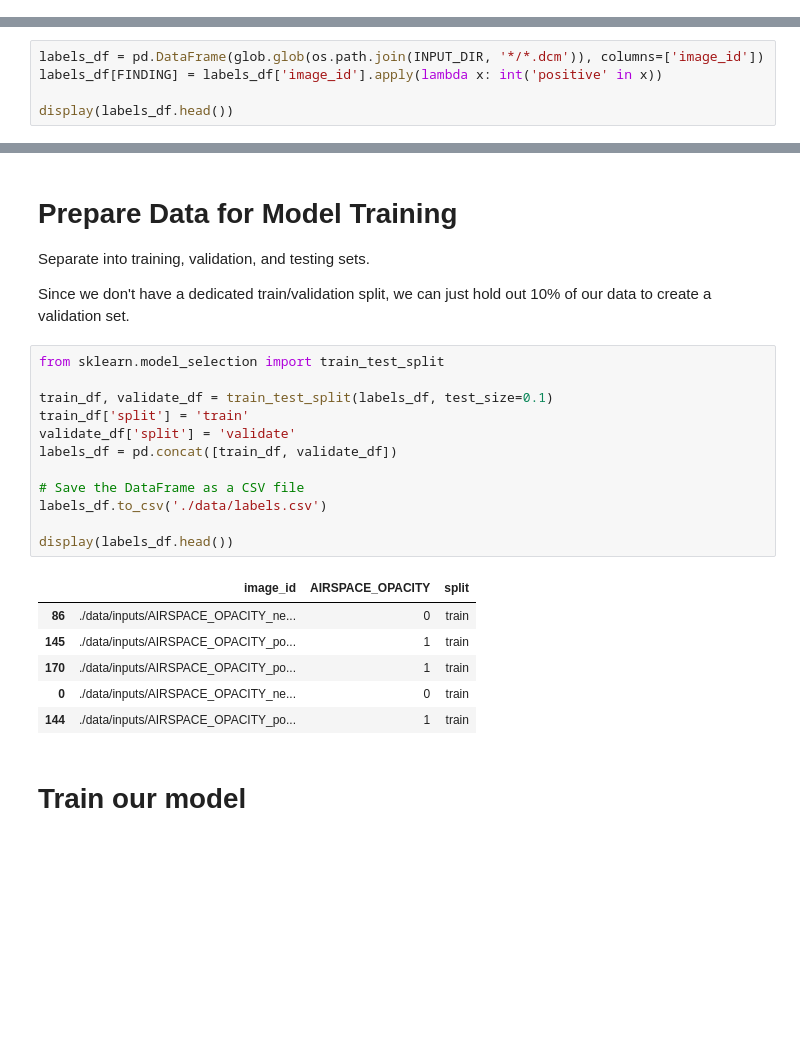
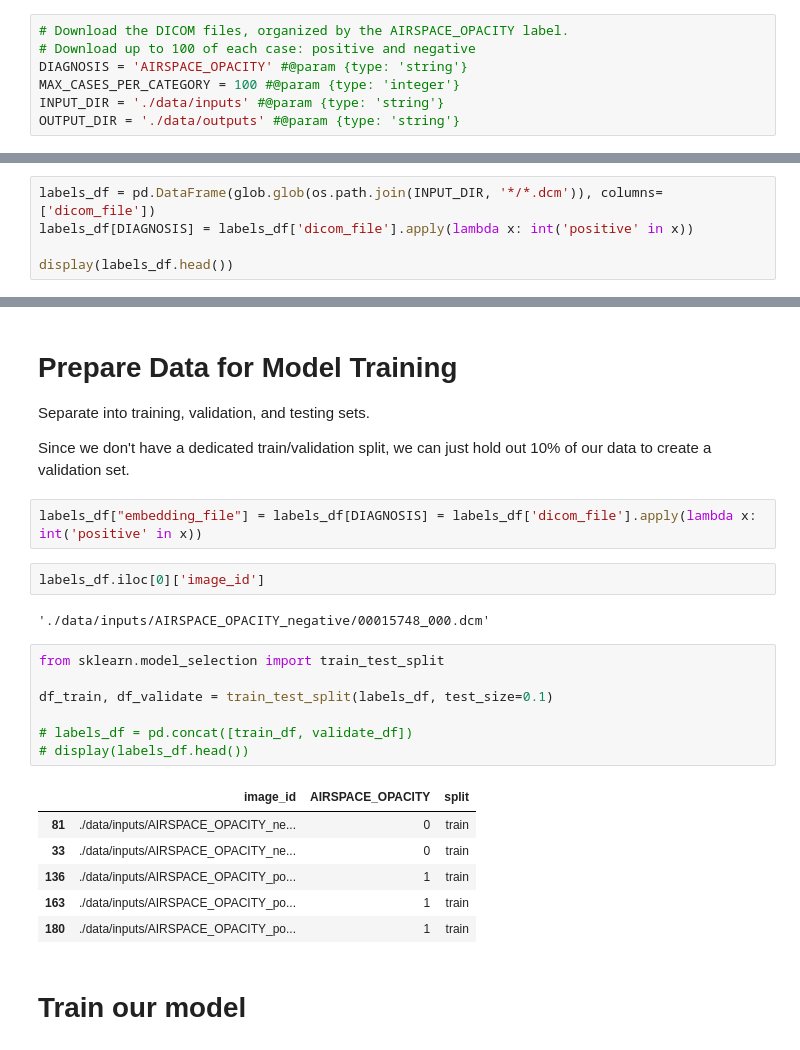
Before and after one commit to Google-Health/imaging-research, a Jupyter notebook: cxr-foundation/CXR_Foundation_Demo.ipynb, the cells around one changed output, grey strips where cells are left out. Cells and saved outputs as stored; diff of their text form; blank space fills up the shorter version.

Commit message:
Trim down CXR_Foundation notebook. Download all DICOMs to same dir and rely on csv, not download dir, for labels. Remove model training script and lib from package.

```diff
--- a/cxr-foundation/CXR_Foundation_Demo.ipynb
+++ b/cxr-foundation/CXR_Foundation_Demo.ipynb
@@ -116,3 +99,10 @@ display(full_labels_df.head())
 | 2 | 00008682_000.png | 8682 | 0 | train | NaN | NaN | 0.0 | 0.0 | ... |
 | 3 | 00018739_006.png | 18739 | 6 | train | NaN | NaN | 0.0 | 0.0 | ... |
 | 4 | 00019255_000.png | 19255 | 0 | train | NaN | NaN | 0.0 | 0.0 | ... |
+# %%
+# Download the DICOM files, organized by the AIRSPACE_OPACITY label.
+# Download up to 100 of each case: positive and negative
+DIAGNOSIS = 'AIRSPACE_OPACITY' #@param {type: 'string'}
+MAX_CASES_PER_CATEGORY = 100 #@param {type: 'integer'}
+INPUT_DIR = './data/inputs' #@param {type: 'string'}
+OUTPUT_DIR = './data/outputs' #@param {type: 'string'}
@@ -146,8 +163,8 @@ Create a labels CSV file using the directory structure of the downloaded files.
 
 This will be used later for model training.
 # %%
-labels_df = pd.DataFrame(glob.glob(os.path.join(INPUT_DIR, '*/*.dcm')), columns=['image_id'])
-labels_df[FINDING] = labels_df['image_id'].apply(lambda x: int('positive' in x))
+labels_df = pd.DataFrame(glob.glob(os.path.join(INPUT_DIR, '*/*.dcm')), columns=['dicom_file'])
+labels_df[DIAGNOSIS] = labels_df['dicom_file'].apply(lambda x: int('positive' in x))
 
 display(labels_df.head())
 # %% [output]
@@ -227,25 +225,26 @@ b'./data/inputs/AIRSPACE_OPACITY_positive/00022600_001.dcm'
 Separate into training, validation, and testing sets.
 
 Since we don't have a dedicated train/validation split, we can just hold out 10% of our data to create a validation set.
+# %%
+labels_df["embedding_file"] = labels_df[DIAGNOSIS] = labels_df['dicom_file'].apply(lambda x: int('positive' in x))
+# %%
+labels_df.iloc[0]['image_id']
+# %% [output]
+'./data/inputs/AIRSPACE_OPACITY_negative/00015748_000.dcm'
 # %%
 from sklearn.model_selection import train_test_split
 
-train_df, validate_df = train_test_split(labels_df, test_size=0.1)
-train_df['split'] = 'train'
-validate_df['split'] = 'validate'
-labels_df = pd.concat([train_df, validate_df])
+df_train, df_validate = train_test_split(labels_df, test_size=0.1)
 
-# Save the DataFrame as a CSV file
-labels_df.to_csv('./data/labels.csv')
-
-display(labels_df.head())
+# labels_df = pd.concat([train_df, validate_df])
+# display(labels_df.head())
 # %% [output]
 |  | image_id | AIRSPACE_OPACITY | split |
-| 86 | ./data/inputs/AIRSPACE_OPACITY_ne... | 0 | train |
-| 145 | ./data/inputs/AIRSPACE_OPACITY_po... | 1 | train |
-| 170 | ./data/inputs/AIRSPACE_OPACITY_po... | 1 | train |
-| 0 | ./data/inputs/AIRSPACE_OPACITY_ne... | 0 | train |
-| 144 | ./data/inputs/AIRSPACE_OPACITY_po... | 1 | train |
+| 81 | ./data/inputs/AIRSPACE_OPACITY_ne... | 0 | train |
+| 33 | ./data/inputs/AIRSPACE_OPACITY_ne... | 0 | train |
+| 136 | ./data/inputs/AIRSPACE_OPACITY_po... | 1 | train |
+| 163 | ./data/inputs/AIRSPACE_OPACITY_po... | 1 | train |
+| 180 | ./data/inputs/AIRSPACE_OPACITY_po... | 1 | train |
 # %% [markdown]
 # Train our model
 # %% [markdown]
```
Also changed, not shown: parts of 22 cells of this notebook, 6 other files.
